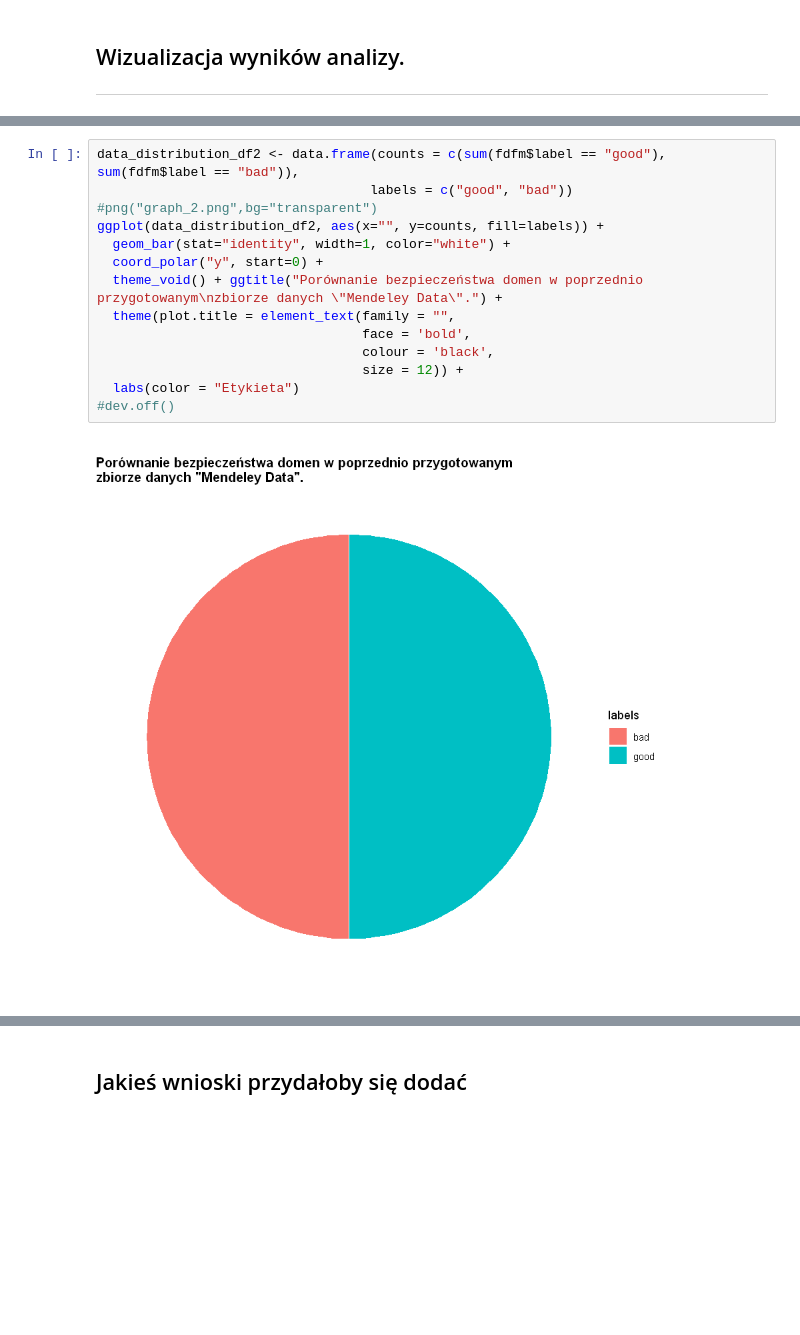
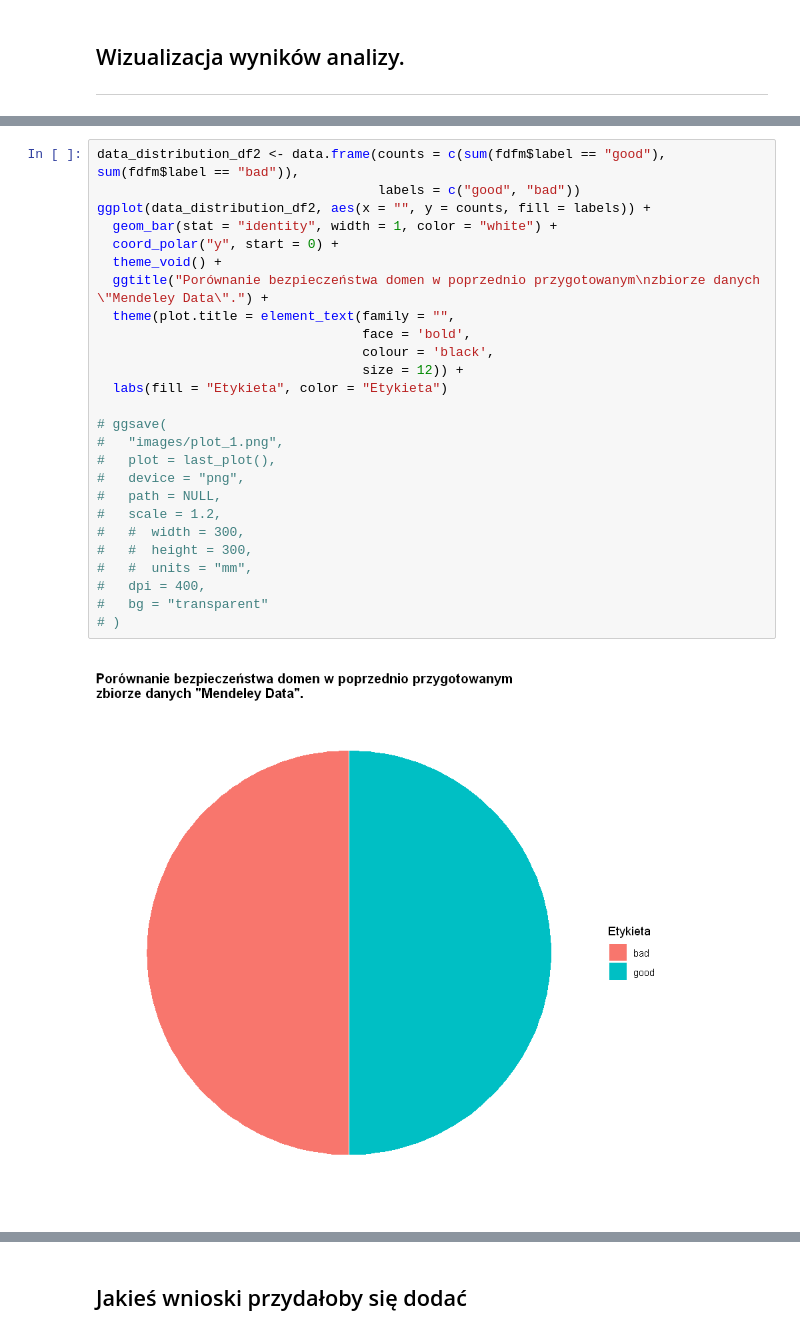
Before and after one commit to FrightenedFox/r-lab-project, a Jupyter notebook: data-visualization.ipynb, the cells around one changed output, grey strips where cells are left out. Drawn from its saved outputs; the diff is of its cells as text; blank space fills up the shorter version.

```diff
--- a/data-visualization.ipynb
+++ b/data-visualization.ipynb
@@ -326,19 +346,31 @@ png
 # %%
 data_distribution_df2 <- data.frame(counts = c(sum(fdfm$label == "good"), sum(fdfm$label == "bad")),
-                                   labels = c("good", "bad"))
-#png("graph_2.png",bg="transparent")
-ggplot(data_distribution_df2, aes(x="", y=counts, fill=labels)) +
-  geom_bar(stat="identity", width=1, color="white") +
-  coord_polar("y", start=0) +
-  theme_void() + ggtitle("Porównanie bezpieczeństwa domen w poprzednio przygotowanym\nzbiorze danych \"Mendeley Data\".") +
+                                    labels = c("good", "bad"))
+ggplot(data_distribution_df2, aes(x = "", y = counts, fill = labels)) +
+  geom_bar(stat = "identity", width = 1, color = "white") +
+  coord_polar("y", start = 0) +
+  theme_void() +
+  ggtitle("Porównanie bezpieczeństwa domen w poprzednio przygotowanym\nzbiorze danych \"Mendeley Data\".") +
   theme(plot.title = element_text(family = "",
                                   face = 'bold',
                                   colour = 'black',
                                   size = 12)) +
-  labs(color = "Etykieta")
-#dev.off()
+  labs(fill = "Etykieta", color = "Etykieta")
+
+# ggsave(
+#   "images/plot_1.png",
+#   plot = last_plot(),
+#   device = "png",
+#   path = NULL,
+#   scale = 1.2,
+#   #  width = 300,
+#   #  height = 300,
+#   #  units = "mm",
+#   dpi = 400,
+#   bg = "transparent"
+# )
 # %% [output]
-[figure, old version]
+[figure, new version]
 # %%
 ggplot(fdfp[fdfp$url_l < 500, ], aes(x = label, y = url_l, group = label, fill = label)) +
   geom_violin() +
```
Also changed, not shown: parts of 12 cells of this notebook, 6 other files.
